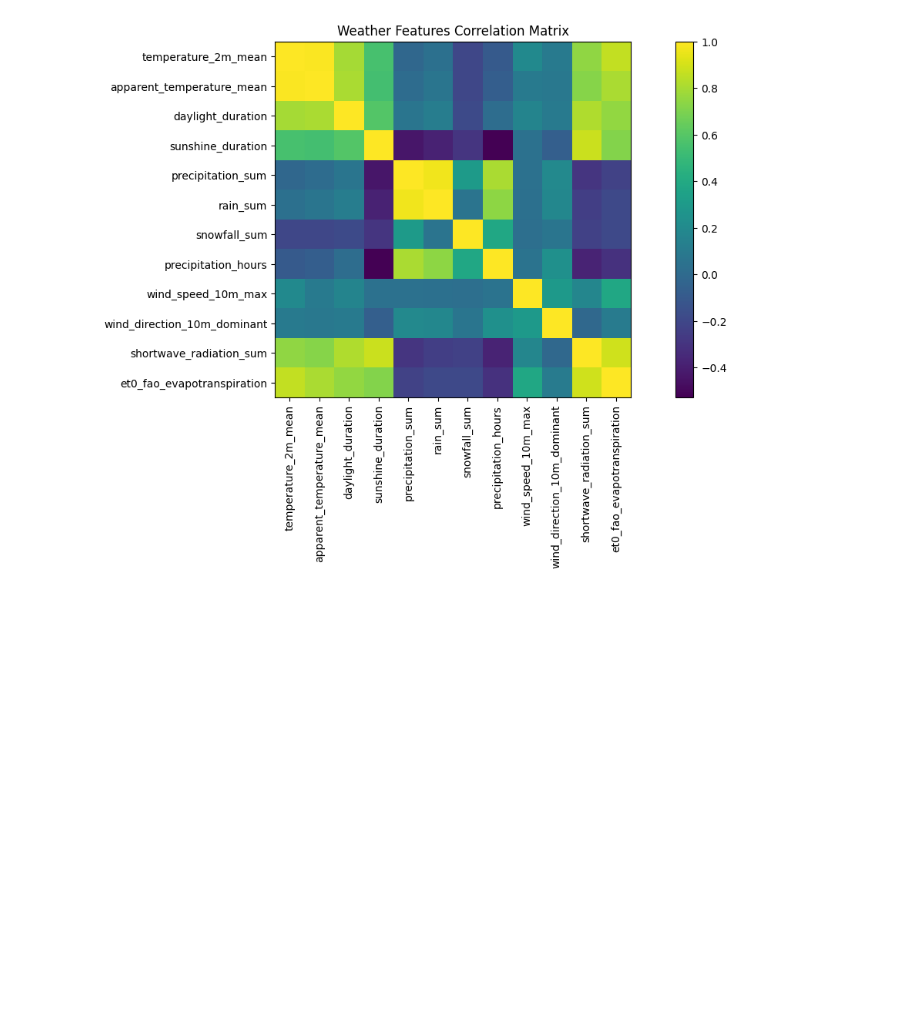
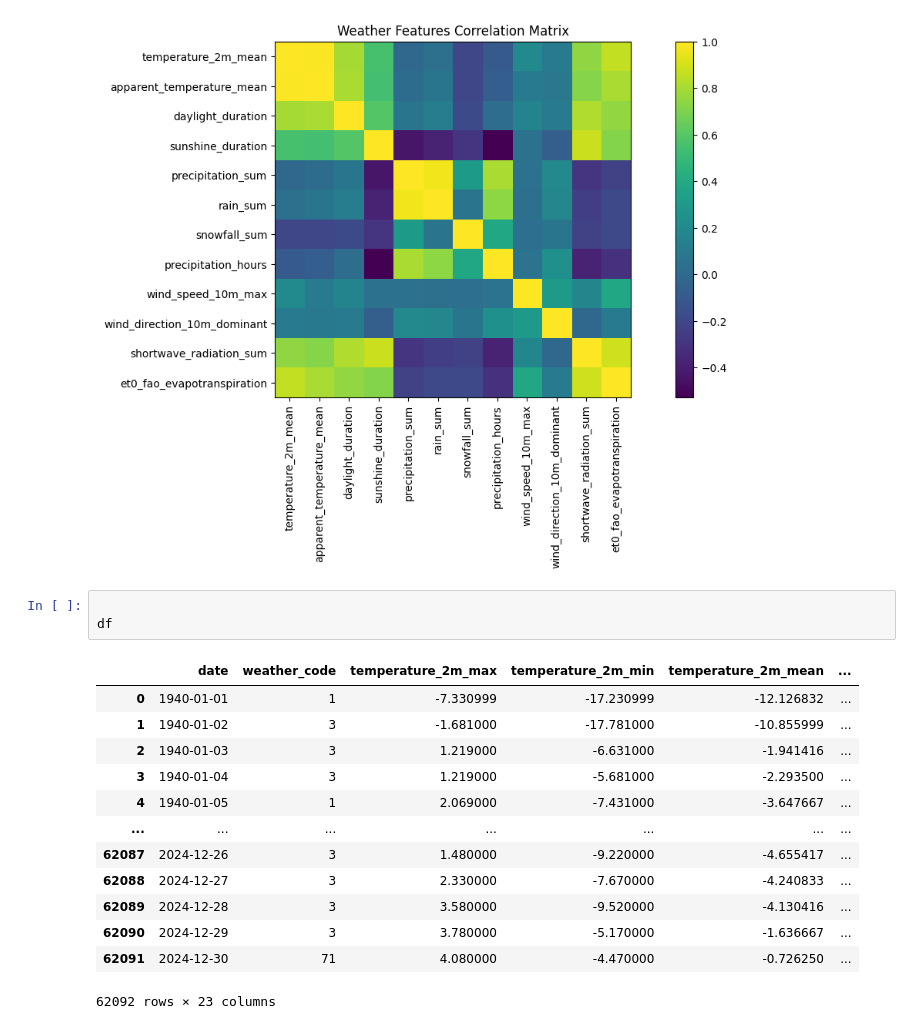
Before and after one commit to Jaffels/CIP_FS25_111, a Jupyter notebook: Nhat.ipynb, the cells around one changed output. Cells and saved outputs as stored; diff of their text form; blank space fills up the shorter version.

```diff
--- a/Nhat.ipynb
+++ b/Nhat.ipynb
@@ -230,3 +248,20 @@ plt.title('Weather Features Correlation Matrix')
 plt.show()
 # %% [output]
 [figure]
+# %%
+
+df
+# %% [output]
+|  | date | weather_code | temperature_2m_max | temperature_2m_min | temperature_2m_mean | ... |
+| 0 | 1940-01-01 | 1 | -7.330999 | -17.230999 | -12.126832 | ... |
+| 1 | 1940-01-02 | 3 | -1.681000 | -17.781000 | -10.855999 | ... |
+| 2 | 1940-01-03 | 3 | 1.219000 | -6.631000 | -1.941416 | ... |
+| 3 | 1940-01-04 | 3 | 1.219000 | -5.681000 | -2.293500 | ... |
+| 4 | 1940-01-05 | 1 | 2.069000 | -7.431000 | -3.647667 | ... |
+| ... | ... | ... | ... | ... | ... | ... |
+| 62087 | 2024-12-26 | 3 | 1.480000 | -9.220000 | -4.655417 | ... |
+| 62088 | 2024-12-27 | 3 | 2.330000 | -7.670000 | -4.240833 | ... |
+| 62089 | 2024-12-28 | 3 | 3.580000 | -9.520000 | -4.130416 | ... |
+| 62090 | 2024-12-29 | 3 | 3.780000 | -5.170000 | -1.636667 | ... |
+| 62091 | 2024-12-30 | 71 | 4.080000 | -4.470000 | -0.726250 | ... |
+62092 rows × 23 columns
```
Also changed, not shown: parts of 10 cells of this notebook.
